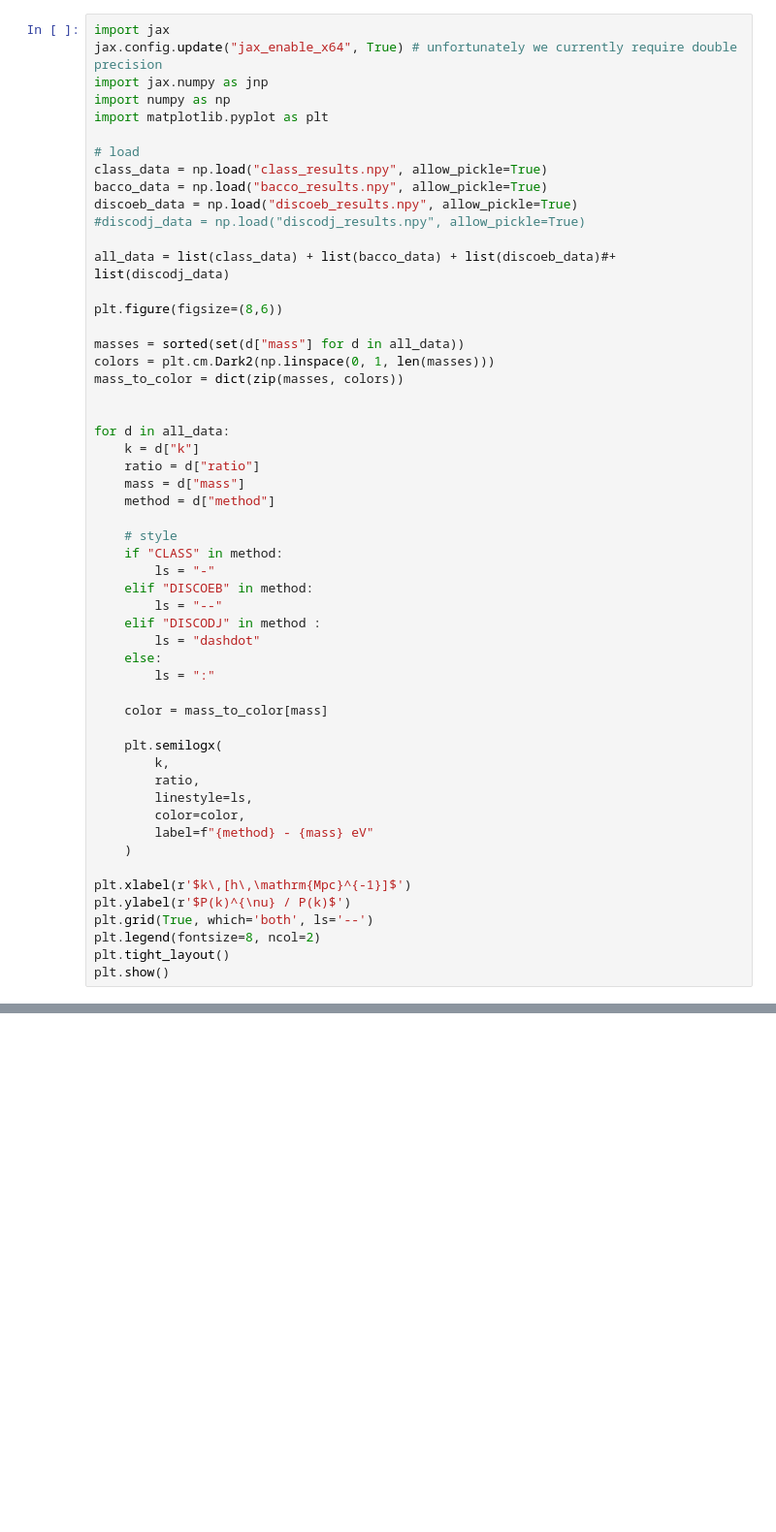
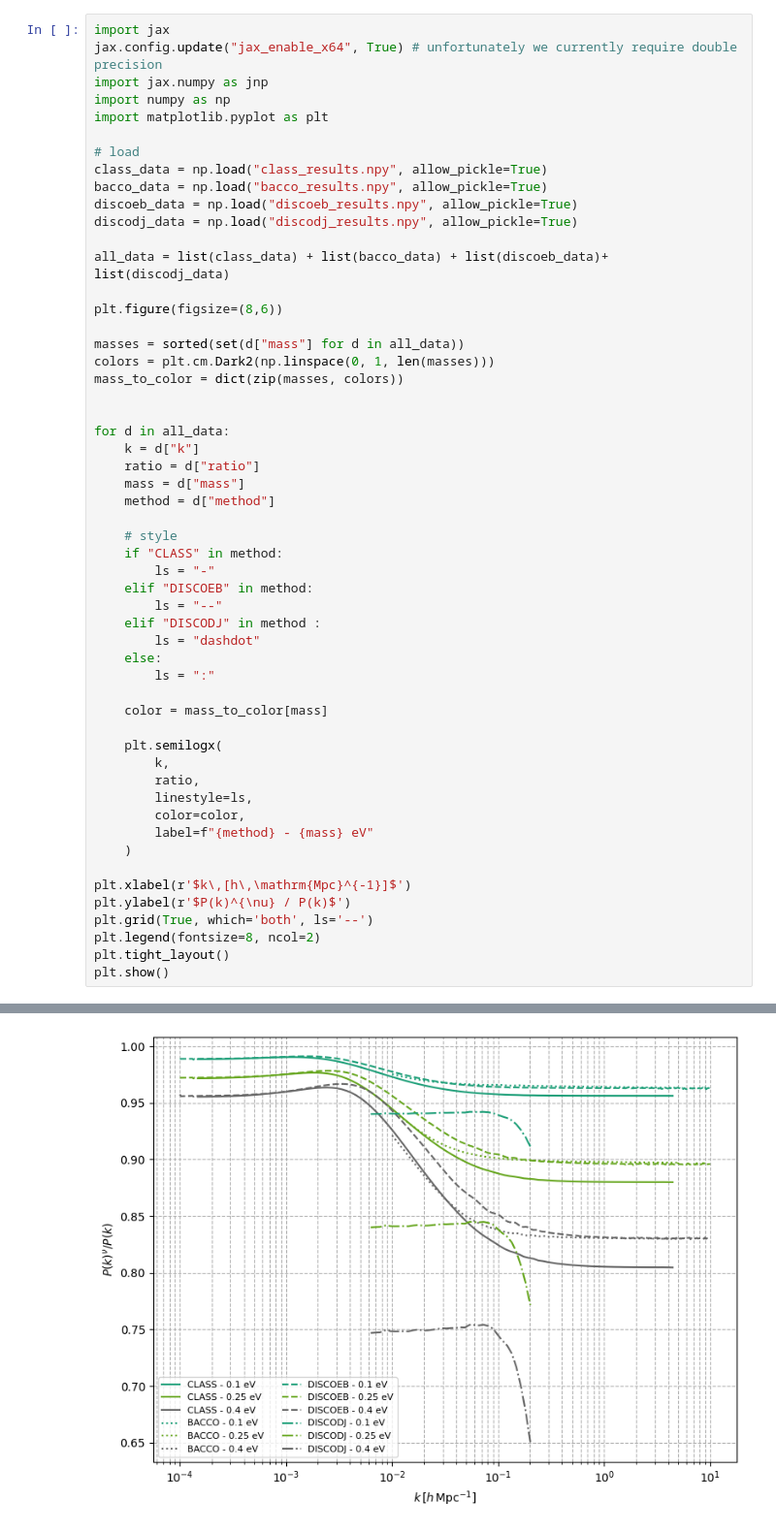
Before and after one commit to Xantyos13/DISCO-DJ, a Jupyter notebook: Neutrinos/Comparaison.ipynb, the cells around one changed output, grey strips where cells are left out. Shown at 97% size. Drawn from its saved outputs; the diff is of its cells as text; blank space fills up the shorter version.

```diff
--- a/Neutrinos/Comparaison.ipynb
+++ b/Neutrinos/Comparaison.ipynb
@@ -9,9 +9,9 @@ import matplotlib.pyplot as plt
 class_data = np.load("class_results.npy", allow_pickle=True)
 bacco_data = np.load("bacco_results.npy", allow_pickle=True)
 discoeb_data = np.load("discoeb_results.npy", allow_pickle=True)
-#discodj_data = np.load("discodj_results.npy", allow_pickle=True)
+discodj_data = np.load("discodj_results.npy", allow_pickle=True)
 
-all_data = list(class_data) + list(bacco_data) + list(discoeb_data)#+ list(discodj_data)
+all_data = list(class_data) + list(bacco_data) + list(discoeb_data)+ list(discodj_data)
 
 plt.figure(figsize=(8,6))
 
@@ -56,0 +56 @@ FileNotFoundError: [Errno 2] No such file or directory: 'discodj_results.npy'
+[figure, added]
```
Also changed, not shown: parts of 1 cell of this notebook, 7 other files.
